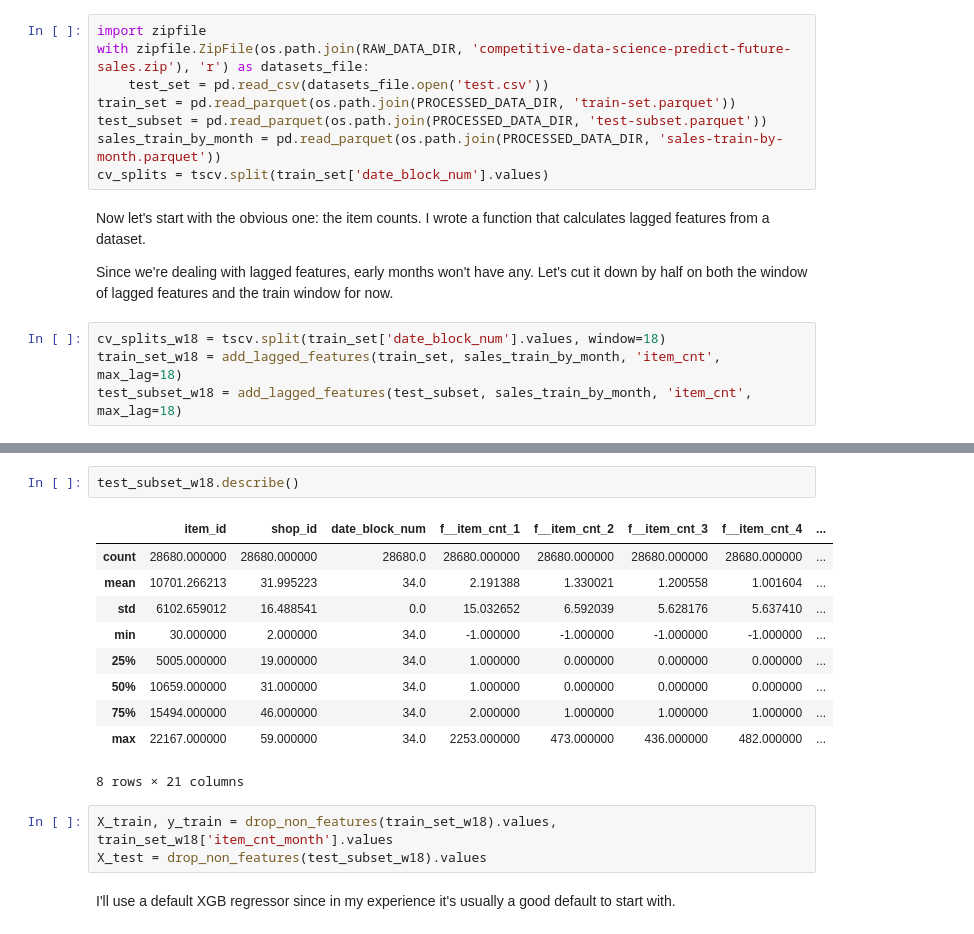
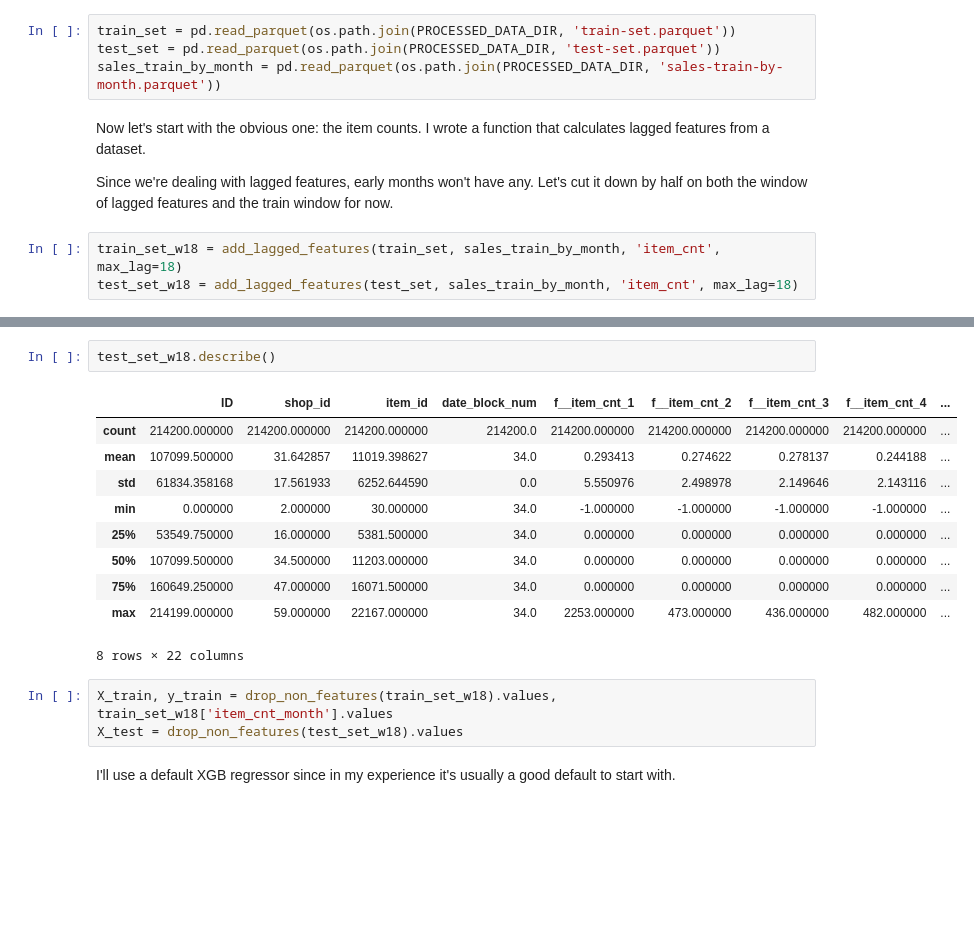
Before and after one commit to caioaao/hse-aml-final-project, a Jupyter notebook: notebooks/06-feature-engineering.ipynb, the cells around one changed output, grey strips where cells are left out. Saved outputs shown, nothing was run; the diff lists cells and outputs as text; blank space fills up the shorter version.

```diff
--- a/notebooks/06-feature-engineering.ipynb
+++ b/notebooks/06-feature-engineering.ipynb
@@ -43,21 +39,16 @@ Versions:
 
 Let's first load our train and test sets and set up our CV split.
 # %%
-import zipfile
-with zipfile.ZipFile(os.path.join(RAW_DATA_DIR, 'competitive-data-science-predict-future-sales.zip'), 'r') as datasets_file:
-    test_set = pd.read_csv(datasets_file.open('test.csv'))
 train_set = pd.read_parquet(os.path.join(PROCESSED_DATA_DIR, 'train-set.parquet'))
-test_subset = pd.read_parquet(os.path.join(PROCESSED_DATA_DIR, 'test-subset.parquet'))
+test_set = pd.read_parquet(os.path.join(PROCESSED_DATA_DIR, 'test-set.parquet'))
 sales_train_by_month = pd.read_parquet(os.path.join(PROCESSED_DATA_DIR, 'sales-train-by-month.parquet'))
-cv_splits = tscv.split(train_set['date_block_num'].values)
 # %% [markdown]
 Now let's start with the obvious one: the item counts. I wrote a function that calculates lagged features from a dataset.
 
 Since we're dealing with lagged features, early months won't have any. Let's cut it down by half on both the window of lagged features and the train window for now.
 # %%
-cv_splits_w18 = tscv.split(train_set['date_block_num'].values, window=18)
 train_set_w18 = add_lagged_features(train_set, sales_train_by_month, 'item_cnt', max_lag=18)
-test_subset_w18 = add_lagged_features(test_subset, sales_train_by_month, 'item_cnt', max_lag=18)
+test_set_w18 = add_lagged_features(test_set, sales_train_by_month, 'item_cnt', max_lag=18)
 # %%
 train_set_w18.describe()
 # %% [output]
@@ -73,20 +64,20 @@ train_set_w18.describe()
 8 rows × 22 columns
 # %%
-test_subset_w18.describe()
+test_set_w18.describe()
 # %% [output]
-|  | item_id | shop_id | date_block_num | f__item_cnt_1 | f__item_cnt_2 | f__item_cnt_3 | f__item_cnt_4 | ... |
-| count | 28680.000000 | 28680.000000 | 28680.0 | 28680.000000 | 28680.000000 | 28680.000000 | 28680.000000 | ... |
-| mean | 10701.266213 | 31.995223 | 34.0 | 2.191388 | 1.330021 | 1.200558 | 1.001604 | ... |
-| std | 6102.659012 | 16.488541 | 0.0 | 15.032652 | 6.592039 | 5.628176 | 5.637410 | ... |
-| min | 30.000000 | 2.000000 | 34.0 | -1.000000 | -1.000000 | -1.000000 | -1.000000 | ... |
-| 25% | 5005.000000 | 19.000000 | 34.0 | 1.000000 | 0.000000 | 0.000000 | 0.000000 | ... |
-| 50% | 10659.000000 | 31.000000 | 34.0 | 1.000000 | 0.000000 | 0.000000 | 0.000000 | ... |
-| 75% | 15494.000000 | 46.000000 | 34.0 | 2.000000 | 1.000000 | 1.000000 | 1.000000 | ... |
-| max | 22167.000000 | 59.000000 | 34.0 | 2253.000000 | 473.000000 | 436.000000 | 482.000000 | ... |
+|  | ID | shop_id | item_id | date_block_num | f__item_cnt_1 | f__item_cnt_2 | f__item_cnt_3 | f__item_cnt_4 | ... |
+| count | 214200.000000 | 214200.000000 | 214200.000000 | 214200.0 | 214200.000000 | 214200.000000 | 214200.000000 | 214200.000000 | ... |
+| mean | 107099.500000 | 31.642857 | 11019.398627 | 34.0 | 0.293413 | 0.274622 | 0.278137 | 0.244188 | ... |
+| std | 61834.358168 | 17.561933 | 6252.644590 | 0.0 | 5.550976 | 2.498978 | 2.149646 | 2.143116 | ... |
+| min | 0.000000 | 2.000000 | 30.000000 | 34.0 | -1.000000 | -1.000000 | -1.000000 | -1.000000 | ... |
+| 25% | 53549.750000 | 16.000000 | 5381.500000 | 34.0 | 0.000000 | 0.000000 | 0.000000 | 0.000000 | ... |
+| 50% | 107099.500000 | 34.500000 | 11203.000000 | 34.0 | 0.000000 | 0.000000 | 0.000000 | 0.000000 | ... |
+| 75% | 160649.250000 | 47.000000 | 16071.500000 | 34.0 | 0.000000 | 0.000000 | 0.000000 | 0.000000 | ... |
+| max | 214199.000000 | 59.000000 | 22167.000000 | 34.0 | 2253.000000 | 473.000000 | 436.000000 | 482.000000 | ... |
-8 rows × 21 columns
+8 rows × 22 columns
 # %%
 X_train, y_train = drop_non_features(train_set_w18).values, train_set_w18['item_cnt_month'].values
-X_test = drop_non_features(test_subset_w18).values
+X_test = drop_non_features(test_set_w18).values
 # %% [markdown]
 I'll use a default XGB regressor since in my experience it's usually a good default to start with.
 # %%
```
Also changed, not shown: parts of 27 cells of this notebook, 12 other files.
